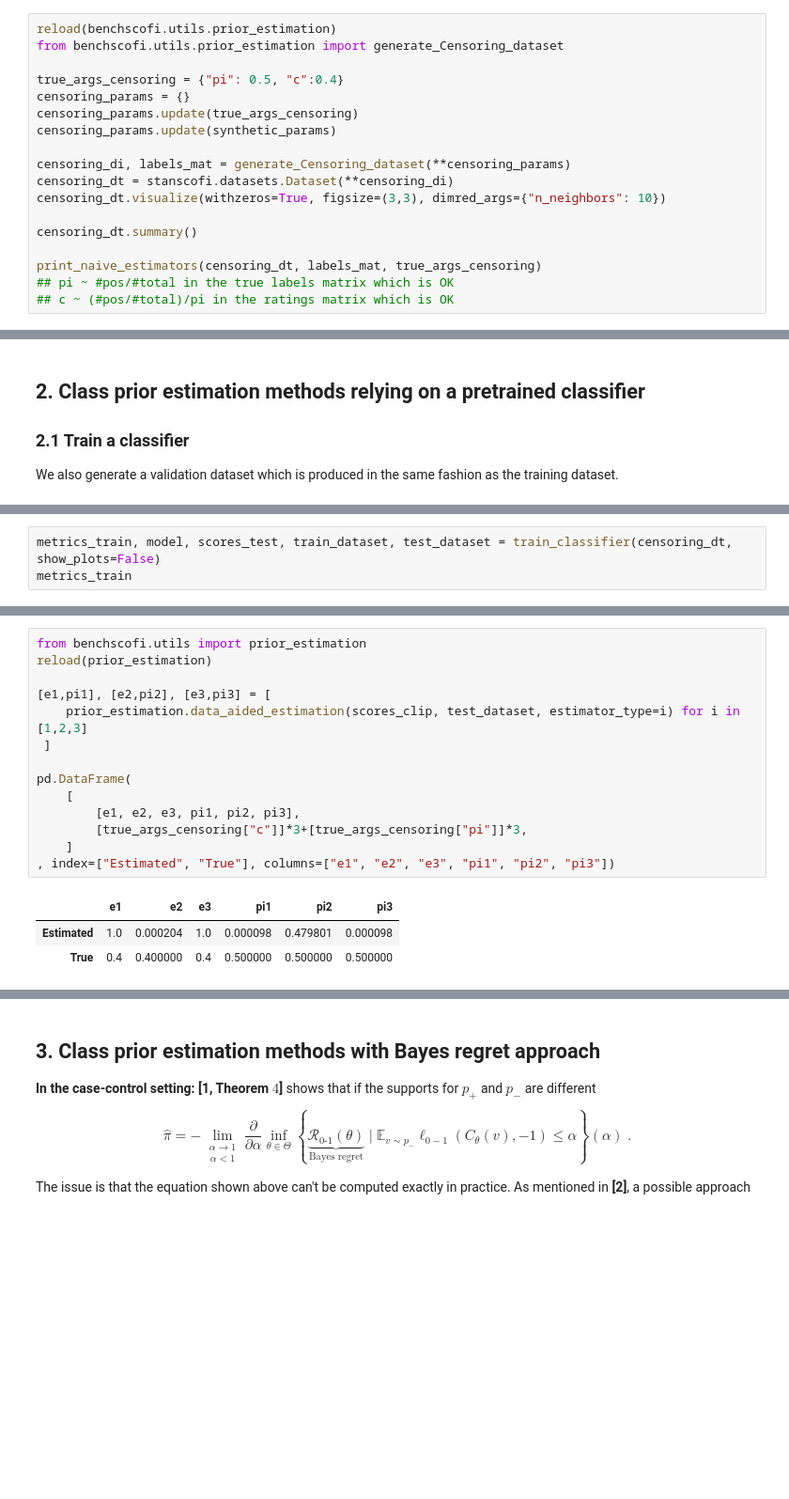
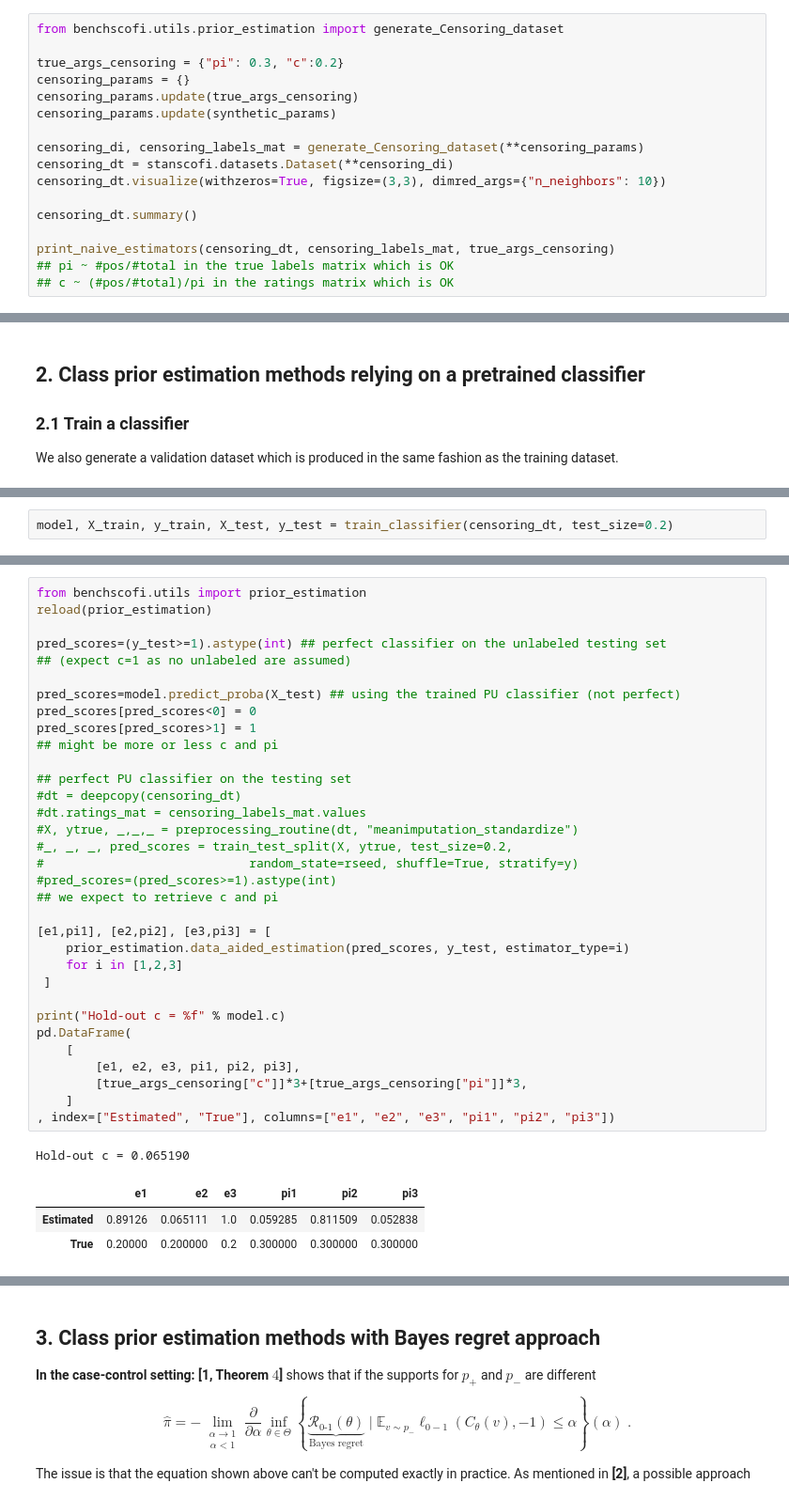
Before and after one commit to jaybee84/benchscofi, a Jupyter notebook: Class prior estimation.ipynb, the cells around one changed output, grey strips where cells are left out. Shown at 94% size. Drawn from its saved outputs; the diff is of its cells as text; blank space fills up the shorter version.

```diff
--- a/Class prior estimation.ipynb
+++ b/Class prior estimation.ipynb
@@ -77,21 +75,20 @@ synthetic_params = {
 Generate a synthetic dataset which matches the specifications of the censoring setting. In that setting, there are only positive ($y=1$) and unlabeled ($y=0$) samples (*i*.*e*., all negative samples are unlabeled). Note that
 $$c \pi = \mathbb{P}(y=1 \mid s=1)\mathbb{P}(s=1) = \mathbb{P}(y=1)-\underbrace{\mathbb{P}(y=1 \mid s=-1)}_{=0}\mathbb{P}(s=-1)\;.$$
 # %%
-reload(benchscofi.utils.prior_estimation)
 from benchscofi.utils.prior_estimation import generate_Censoring_dataset
 
-true_args_censoring = {"pi": 0.5, "c":0.4}
+true_args_censoring = {"pi": 0.3, "c":0.2}
 censoring_params = {}
 censoring_params.update(true_args_censoring)
 censoring_params.update(synthetic_params)
 
-censoring_di, labels_mat = generate_Censoring_dataset(**censoring_params)
+censoring_di, censoring_labels_mat = generate_Censoring_dataset(**censoring_params)
 censoring_dt = stanscofi.datasets.Dataset(**censoring_di)
 censoring_dt.visualize(withzeros=True, figsize=(3,3), dimred_args={"n_neighbors": 10})
 
 censoring_dt.summary()
 
-print_naive_estimators(censoring_dt, labels_mat, true_args_censoring)
+print_naive_estimators(censoring_dt, censoring_labels_mat, true_args_censoring)
 ## pi ~ #pos/#total in the true labels matrix which is OK
 ## c ~ (#pos/#total)/pi in the ratings matrix which is OK
 # %% [output]
@@ -254,6 +235,5 @@ $$\hat{\pi} := \frac{1}{\hat{c}}\sum_{(v,+1) \in \mathcal{V}} (f_{\widehat{\thet
 
 **[1]** Charles Elkan and Keith Noto. Learning classifiers from only positive and unlabeled data. In Proceedings of the 14th ACM SIGKDD international conference on Knowledge discovery and data mining, pages 213–220, 2008.
 # %%
-metrics_train, model, scores_test, train_dataset, test_dataset = train_classifier(censoring_dt, show_plots=False)
-metrics_train
+model, X_train, y_train, X_test, y_test = train_classifier(censoring_dt, test_size=0.2)
 # %% [output]
@@ -290,19 +276,39 @@ scores_clip[scores_clip>1] = 1
 # %%
 from benchscofi.utils import prior_estimation
 reload(prior_estimation)
 
+pred_scores=(y_test>=1).astype(int) ## perfect classifier on the unlabeled testing set
+## (expect c=1 as no unlabeled are assumed)
+
+pred_scores=model.predict_proba(X_test) ## using the trained PU classifier (not perfect)
+pred_scores[pred_scores<0] = 0
+pred_scores[pred_scores>1] = 1
+## might be more or less c and pi
+
+## perfect PU classifier on the testing set
+#dt = deepcopy(censoring_dt)
+#dt.ratings_mat = censoring_labels_mat.values
+#X, ytrue, _,_,_ = preprocessing_routine(dt, "meanimputation_standardize")
+#_, _, _, pred_scores = train_test_split(X, ytrue, test_size=0.2,
+#                            random_state=rseed, shuffle=True, stratify=y)
+#pred_scores=(pred_scores>=1).astype(int)
+## we expect to retrieve c and pi
+
 [e1,pi1], [e2,pi2], [e3,pi3] = [
-    prior_estimation.data_aided_estimation(scores_clip, test_dataset, estimator_type=i) for i in [1,2,3]
+    prior_estimation.data_aided_estimation(pred_scores, y_test, estimator_type=i)
+    for i in [1,2,3]
  ]
 
+print("Hold-out c = %f" % model.c)
 pd.DataFrame(
     [
         [e1, e2, e3, pi1, pi2, pi3],
         [true_args_censoring["c"]]*3+[true_args_censoring["pi"]]*3,
     ]
 , index=["Estimated", "True"], columns=["e1", "e2", "e3", "pi1", "pi2", "pi3"])
 # %% [output]
+Hold-out c = 0.065190
 |  | e1 | e2 | e3 | pi1 | pi2 | pi3 |
-| Estimated | 1.0 | 0.000204 | 1.0 | 0.000098 | 0.479801 | 0.000098 |
-| True | 0.4 | 0.400000 | 0.4 | 0.500000 | 0.500000 | 0.500000 |
+| Estimated | 0.89126 | 0.065111 | 1.0 | 0.059285 | 0.811509 | 0.052838 |
+| True | 0.20000 | 0.200000 | 0.2 | 0.300000 | 0.300000 | 0.300000 |
 # %% [markdown]
```
Also changed, not shown: parts of 40 cells of this notebook, 3 other files.
